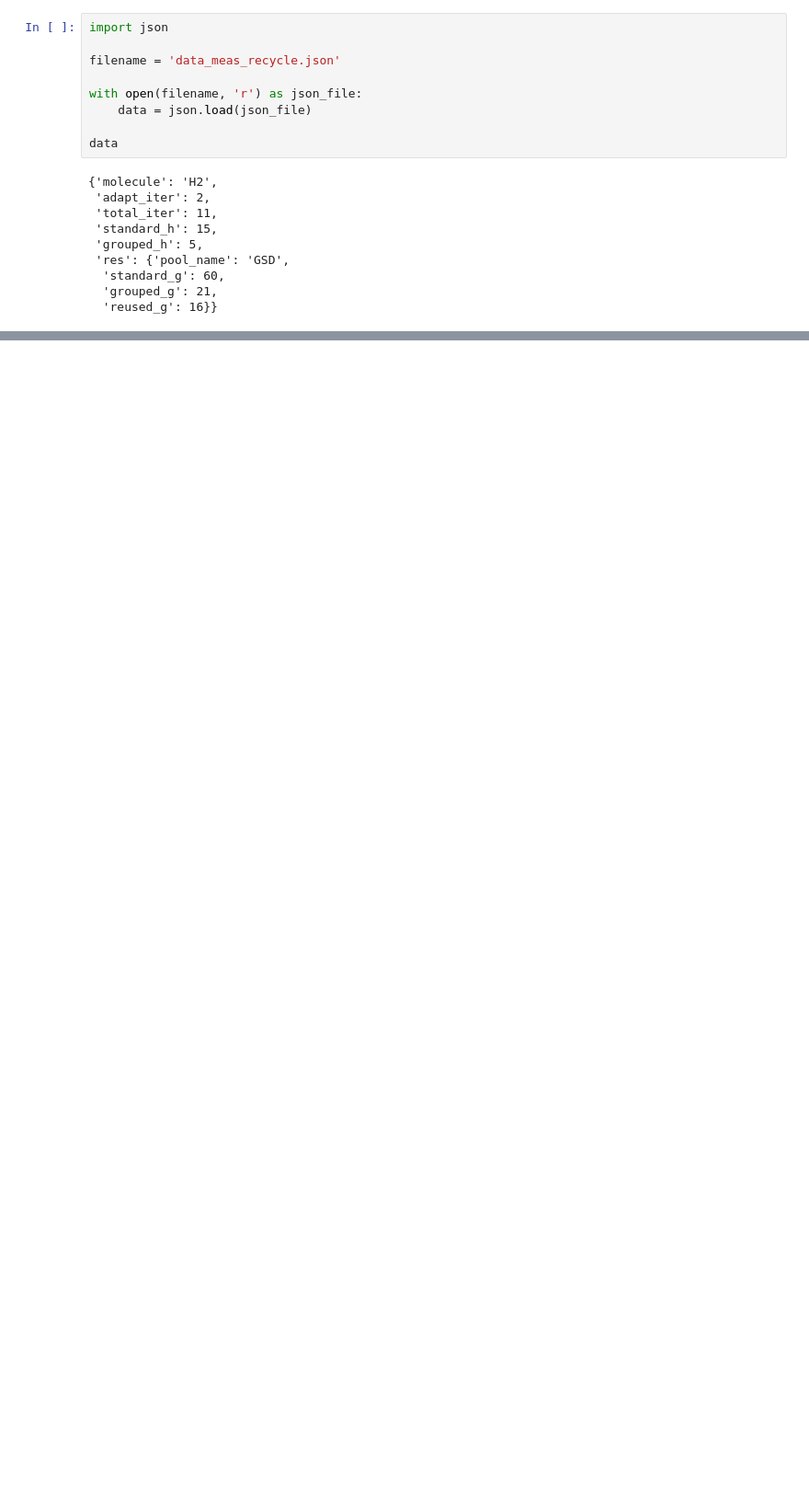
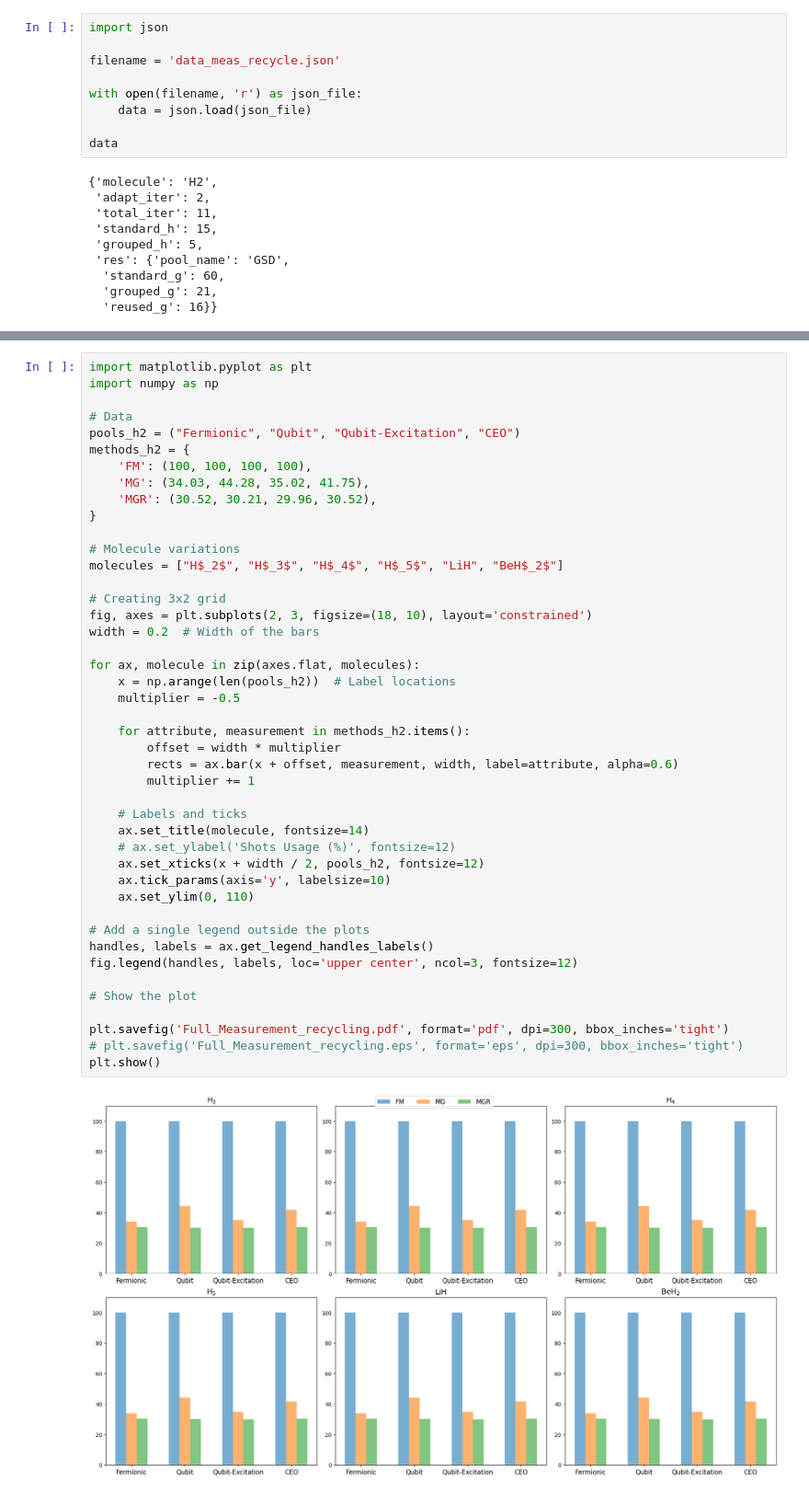
Before and after one commit to azhar-ikhtiarudin/ShotOptimization-ADAPT-VQE, a Jupyter notebook: data/data_meas_recycle.ipynb, the cells around one changed output, grey strips where cells are left out. Shown at 92% size. Cells and saved outputs as stored; diff of their text form; blank space fills up the shorter version.

```diff
--- a/data/data_meas_recycle.ipynb
+++ b/data/data_meas_recycle.ipynb
@@ -76,0 +59,46 @@ H2: 30.52
+# %%
+import matplotlib.pyplot as plt
+import numpy as np
+
+# Data
+pools_h2 = ("Fermionic", "Qubit", "Qubit-Excitation", "CEO")
+methods_h2 = {
+    'FM': (100, 100, 100, 100),
+    'MG': (34.03, 44.28, 35.02, 41.75),
+    'MGR': (30.52, 30.21, 29.96, 30.52),
+}
+
+# Molecule variations
+molecules = ["H$_2$", "H$_3$", "H$_4$", "H$_5$", "LiH", "BeH$_2$"]
+
+# Creating 3x2 grid
+fig, axes = plt.subplots(2, 3, figsize=(18, 10), layout='constrained')
+width = 0.2  # Width of the bars
+
+for ax, molecule in zip(axes.flat, molecules):
+    x = np.arange(len(pools_h2))  # Label locations
+    multiplier = -0.5
+
+    for attribute, measurement in methods_h2.items():
+        offset = width * multiplier
+        rects = ax.bar(x + offset, measurement, width, label=attribute, alpha=0.6)
+        multiplier += 1
+
+    # Labels and ticks
+    ax.set_title(molecule, fontsize=14)
+    # ax.set_ylabel('Shots Usage (%)', fontsize=12)
+    ax.set_xticks(x + width / 2, pools_h2, fontsize=12)
+    ax.tick_params(axis='y', labelsize=10)
+    ax.set_ylim(0, 110)
+
+# Add a single legend outside the plots
+handles, labels = ax.get_legend_handles_labels()
+fig.legend(handles, labels, loc='upper center', ncol=3, fontsize=12)
+
+# Show the plot
+
+plt.savefig('Full_Measurement_recycling.pdf', format='pdf', dpi=300, bbox_inches='tight')
+# plt.savefig('Full_Measurement_recycling.eps', format='eps', dpi=300, bbox_inches='tight')
+plt.show()
+# %% [output]
+[figure, added]
```
Also changed, not shown: parts of 3 cells of this notebook, 3 other files.
